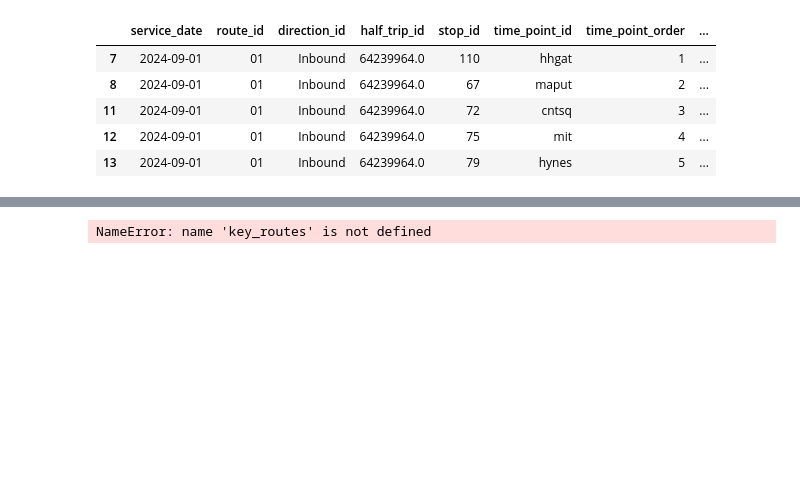
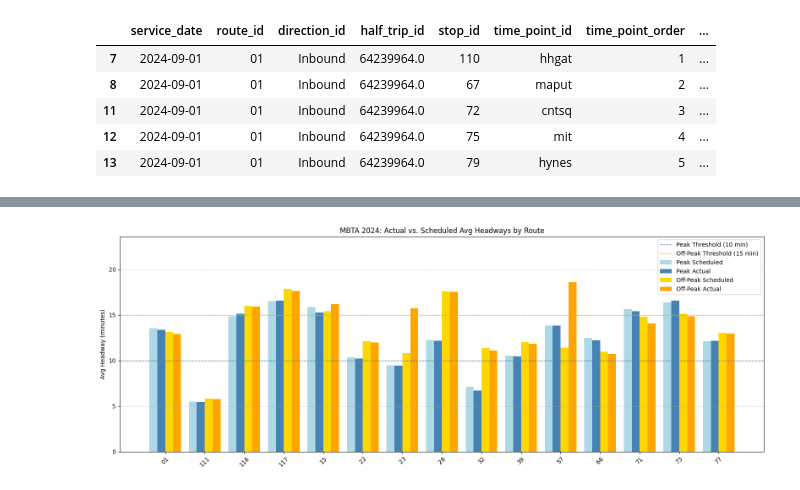
Before and after one commit to michaelkrah/MBTA-bus-inequity-analysis, a Jupyter notebook: bus_delay_time_analysis/route-headway-over-time.ipynb, the cells around one changed output, grey strips where cells are left out. Cells and saved outputs as stored; diff of their text form; code cells hidden in the pictures; blank space fills up the shorter version.

```diff
--- a/bus_delay_time_analysis/route-headway-over-time.ipynb
+++ b/bus_delay_time_analysis/route-headway-over-time.ipynb
@@ -118,7 +123,7 @@ plt.show()
 # 10 minute or better headways at peak weekday times
 # 15 minute or better headways at early morning and midday times on weekdays
 # https://mbta-massdot.opendata.arcgis.com/documents/c4625d2f71bc4b638ade0e2015851c00/explore
-# Peak weekday times are 7am 9am and 4pm to 6:30pm
+# Peak weekday times are 7am to 9am and 4pm to 6:30pm
 # Want to know for what routes average headway below this threshold
 
 from datetime import time
@@ -143,25 +148,64 @@ for route in sorted(key_routes):
         .mean()
         .reset_index()
     )
+    avg_scheduled = (
+        route_data
+        .groupby('half_hour_bin')['scheduled_headway']
+        .mean()
+        .reset_index()
+    )
+
     avg_headway['avg_headway_minutes'] = avg_headway['headway'] / 60
+    avg_scheduled['scheduled_headway_minutes'] = avg_scheduled['scheduled_headway'] / 60
     avg_headway['time_only'] = avg_headway['half_hour_bin'].dt.time
+    avg_scheduled['time_only'] = avg_scheduled['half_hour_bin'].dt.time
 
-    # Analyze peak and off-peak compliance
-    peak_data = avg_headway[avg_headway['time_only'].apply(is_peak)]
-    offpeak_data = avg_headway[avg_headway['time_only'].apply(is_offpeak)]
-
-    peak_ok = peak_data['avg_headway_minutes'].mean() <= 10
-    offpeak_ok = offpeak_data['avg_headway_minutes'].mean() <= 15
+    # Apply time filters
+    peak_actual = avg_headway[avg_headway['time_only'].apply(is_peak)]
+    offpeak_actual = avg_headway[avg_headway['time_only'].apply(is_offpeak)]
+    peak_sched = avg_scheduled[avg_scheduled['time_only'].apply(is_peak)]
+    offpeak_sched = avg_scheduled[avg_scheduled['time_only'].apply(is_offpeak)]
 
     results.append({
         'route': route,
-        'peak_avg_headway': peak_data['avg_headway_minutes'].mean(),
-        'offpeak_avg_headway': offpeak_data['avg_headway_minutes'].mean(),
-        'meets_peak_standard': peak_ok,
-        'meets_offpeak_standard': offpeak_ok
+        'peak_avg_headway': peak_actual['avg_headway_minutes'].mean(),
+        'offpeak_avg_headway': offpeak_actual['avg_headway_minutes'].mean(),
+        'peak_scheduled': peak_sched['scheduled_headway_minutes'].mean(),
+        'offpeak_scheduled': offpeak_sched['scheduled_headway_minutes'].mean(),
+        'meets_peak_standard': peak_actual['avg_headway_minutes'].mean() <= 10,
+        'meets_offpeak_standard': offpeak_actual['avg_headway_minutes'].mean() <= 15
     })
 
-# Turn into a DataFrame
 results_df = pd.DataFrame(results)
-# %% [output]
-NameError: name 'key_routes' is not defined
+# %%
+import numpy as np
+
+routes = results_df['route']
+x = np.arange(len(routes))
+width = 0.2
+
+# Extract headways
+peak_actual = results_df['peak_avg_headway']
+offpeak_actual = results_df['offpeak_avg_headway']
+peak_sched = results_df['peak_scheduled']
+offpeak_sched = results_df['offpeak_scheduled']
+
+plt.figure(figsize=(16, 6))
+plt.bar(x - 1.5*width, peak_sched, width, label='Peak Scheduled', color='lightblue')    # Leftmost
+plt.bar(x - 0.5*width, peak_actual, width, label='Peak Actual', color='steelblue')
+plt.bar(x + 0.5*width, offpeak_sched, width, label='Off-Peak Scheduled', color='gold')
+plt.bar(x + 1.5*width, offpeak_actual, width, label='Off-Peak Actual', color='orange')   # Rightmost
+
+plt.axhline(10, color='steelblue', linestyle='--', linewidth=1, label='Peak Threshold (10 min)')
+plt.axhline(15, color='orange', linestyle='--', linewidth=1, label='Off-Peak Threshold (15 min)')
+
+plt.xticks(x, routes, rotation=45)
+plt.ylabel('Avg Headway (minutes)')
+plt.title('MBTA 2024: Actual vs. Scheduled Avg Headways by Route')
+plt.legend()
+plt.ylim(0, max(results_df[['peak_avg_headway', 'offpeak_avg_headway', 'peak_scheduled', 'offpeak_scheduled']].max().max(), 15) + 5)
+plt.grid(axis='y', linestyle='--', alpha=0.6)
+plt.tight_layout()
+plt.show()
+# %% [output]
+[figure, added]
```
Also changed, not shown: parts of 2 cells of this notebook, 5 other files.
